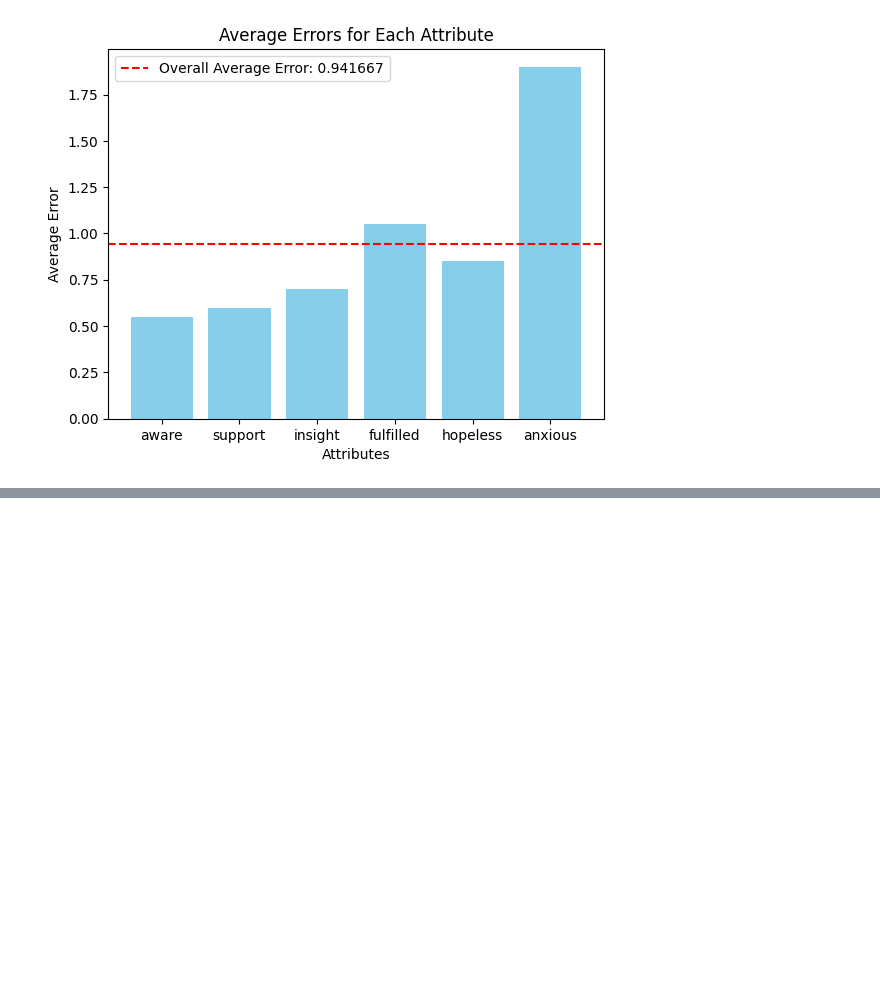
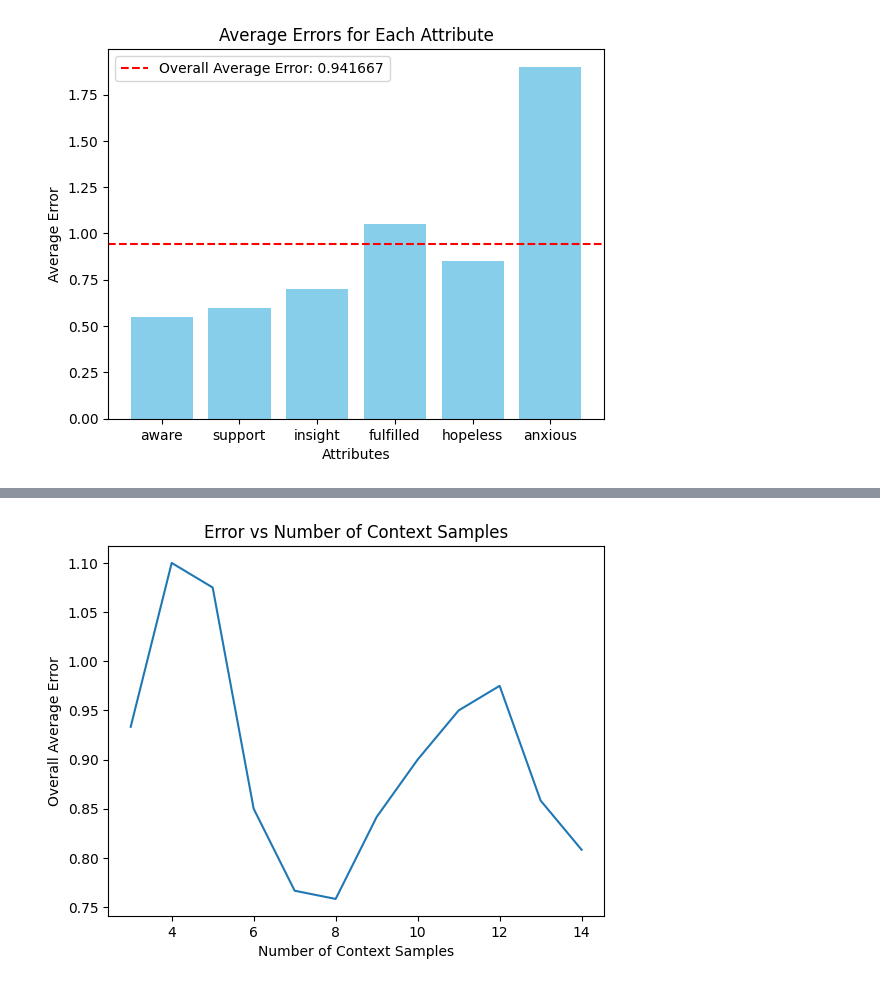
Before and after one commit to Yogesh914/cv-model-exploration, a Jupyter notebook: gemma_eval.ipynb, the cells around one changed output, grey strips where cells are left out. Saved outputs shown, nothing was run; the diff lists cells and outputs as text; code cells hidden in the pictures; blank space fills up the shorter version.

```diff
--- a/gemma_eval.ipynb
+++ b/gemma_eval.ipynb
@@ -242,7 +243,7 @@ merge
 # %% [markdown]
 ## Creating Custom Prompt
 # %%
-df = merge
+df = pd.read_csv(os.path.join("/content/drive/MyDrive/data/merged_transcriptions.csv"))
 
 def format_prompt(row):
     return f"Caption: {row['Transcriptions']}\n" \
@@ -508,0 +519,89 @@ plt.show()
+# %%
+def format_prompt(row):
+    return f"Caption: {row['Transcriptions']}\n" \
+           f"Had you noticed you were feeling this way before we asked?: {int(row['ema_aware'])}\n" \
+           f"Did you feel you were supported by others?: {int(row['ema_support'])}\n" \
+           f"Did you recognize how your feelings were influencing your outlook on things?: {int(row['ema_insight'])}\n" \
+           f"How fulfilled did you feel?: {int(row['ema_fulfilled'])}\n" \
+           f"How hopeless did you feel?: {int(row['ema_hopeless'])}\n" \
+           f"How anxious did you feel?: {int(row['ema_anxious'])}"
+# %%
+error_sums = {
+    "aware": 0,
+    "support": 0,
+    "insight": 0,
+    "fulfilled": 0,
+    "hopeless": 0,
+    "anxious": 0
+}
+num_iterations = 20
+context_samples_range = range(3, 15)  # Adjust the range as needed
+
+def make_prompt(df, num_context_samples):
+    sampled_rows = df.sample(n=num_context_samples + 1)
+    example_rows = sampled_rows.iloc[:num_context_samples]
+    test_row = sampled_rows.iloc[num_context_samples]
+
+    prompt = "\n\n".join(example_rows.apply(format_prompt, axis=1))
+    instructions = f"\n\nBased on the previous entries, predict the ratings for the following caption on a scale of 1 to 5. Provide your answers in the following JSON format and nothing else:\n" \
+                 "{\n" \
+                 "  \"aware\":,\n" \
+                 "  \"support\":,\n" \
+                 "  \"insight\":,\n" \
+                 "  \"fulfilled\":,\n" \
+                 "  \"hopeless\":,\n" \
+                 "  \"anxious\":\n" \
+                 "}\n"
+
+    last_caption = test_row['Transcriptions']
+
+    prompt += f"{instructions}\n\nCaption: {last_caption}\n" \
+              "Had you noticed you were feeling this way before we asked?: \n" \
+              "Did you feel you were supported by others?: \n" \
+              "Did you recognize how your feelings were influencing your outlook on things?: \n" \
+              "How fulfilled did you feel?: \n" \
+              "How hopeless did you feel?: \n" \
+              "How anxious did you feel?: \n"
+
+    return prompt, test_row
+
+def calculate_errors(num_context_samples):
+    error_sums = {
+        "aware": 0,
+        "support": 0,
+        "insight": 0,
+        "fulfilled": 0,
+        "hopeless": 0,
+        "anxious": 0
+    }
+    df = pd.read_csv(os.path.join("/content/drive/MyDrive/data/merged_transcriptions.csv"))
+
+    for _ in range(num_iterations):
+        prompt, test_row = make_prompt(df, num_context_samples)
+        inputs = tokenizer(prompt, return_tensors="pt", padding=True)
+        outputs = model.generate(input_ids=inputs['input_ids'].to("cuda"), max_new_tokens=200)
+        predicted_text = tokenizer.decode(outputs[0], skip_special_tokens=True, clean_up_tokenization_spaces=True)
+        predicted_values = extract_valid_json(predicted_text)
+
+        for key in predicted_values.keys():
+            error_sums[key] += abs(predicted_values[key] - int(test_row['ema_' + key]))
+
+    average_errors = {key: value / num_iterations for key, value in error_sums.items()}
+    overall_average_error = np.mean(list(average_errors.values()))
+
+    return overall_average_error
+
+errors_over_context_samples = []
+
+for num_context_samples in context_samples_range:
+    overall_average_error = calculate_errors(num_context_samples)
+    errors_over_context_samples.append(overall_average_error)
+
+# Plotting the errors
+plt.plot(context_samples_range, errors_over_context_samples)
+plt.xlabel('Number of Context Samples')
+plt.ylabel('Overall Average Error')
+plt.title('Error vs Number of Context Samples')
+plt.show()
+# %% [output]
+[figure, added]
```
Also changed, not shown: parts of 9 cells of this notebook.
